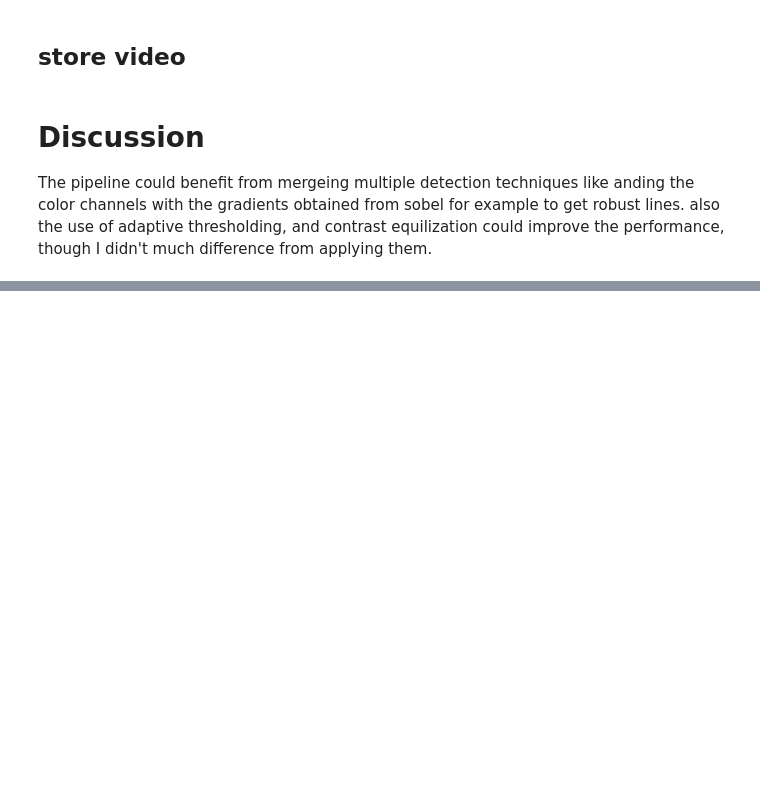
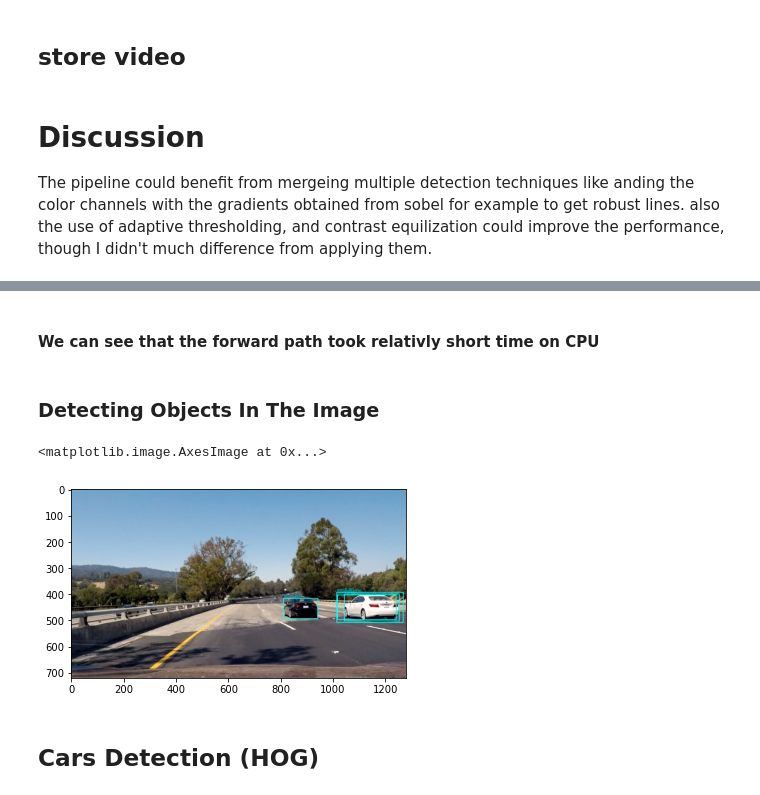
Before and after one commit to KareimGazer/Perception-Stack, a Jupyter notebook: main.ipynb, the cells around one changed output, grey strips where cells are left out. Cells and saved outputs as stored; diff of their text form; code cells hidden in the pictures; blank space fills up the shorter version.

```diff
--- a/main.ipynb
+++ b/main.ipynb
@@ -472,0 +385,35 @@ Wall time: 1min 6s
+# %% [markdown]
+#### We can see that the forward path took relativly short time on CPU
+# %% [markdown]
+### Detecting Objects In The Image
+# %%
+boxes = []
+confidences = []
+classIDs = []
+for output in net_out:
+    for detection in output:
+        scores = detection[5:]
+        classID = np.argmax(scores)
+        confidence = scores[classID]
+        if(confidence > 0.85):
+            box = detection[:4] * np.array([image_width, image_height, image_width, image_height])
+            bx, by, bw, bh = box.astype('int')
+            x, y = int(bx - (bw/2)), int(by - bh/2)
+            boxes.append([x, y, int(bw), int(bh)])
+            confidences.append(float(confidence))
+            classIDs.append(classID)
+# %%
+idxs = cv2.dnn.NMSBoxes(boxes, confidences, 0.8, 0.8)
+# %%
+for i in idxs.flatten():
+    x, y = [boxes[i][0], boxes[i][1]]
+    w, h = [boxes[i][2], boxes[i][3]]
+    cv2.rectangle(test_image, (x, y), (x+w, y+h), (0, 255, 255),2)
+    cv2.putText(test_image, '{}:{:.2f}'.format(labels[classIDs[i]], confidences[i]), (x, y-5), cv2.FONT_HERSHEY_SIMPLEX, 0.5, (0, 139,  139), 2)
+
+plt.imshow(test_image)
+# %% [output]
+<matplotlib.image.AxesImage at 0x...>
+[figure, added]
+# %% [markdown]
+## Cars Detection (HOG)
```
Also changed, not shown: parts of 32 cells of this notebook, 36 other files.
